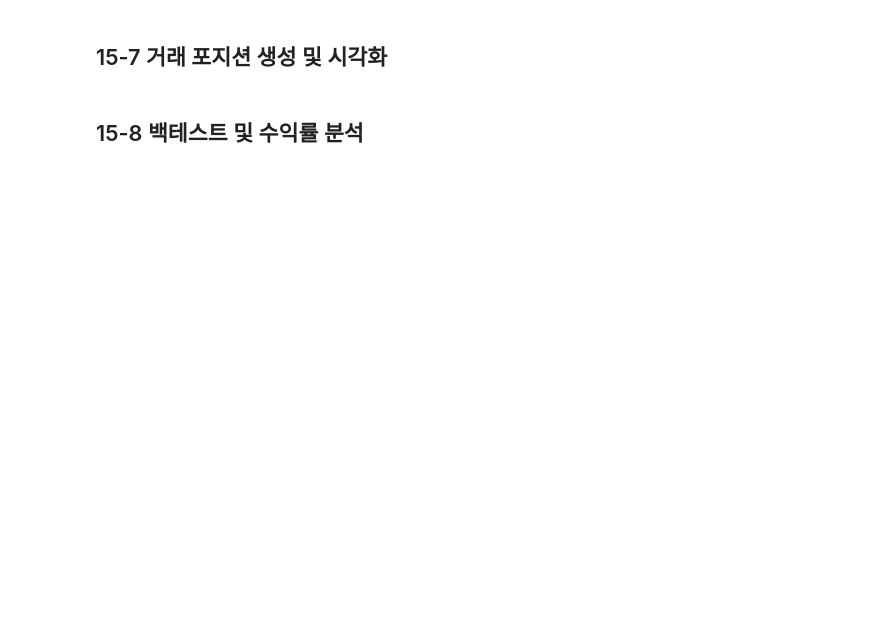
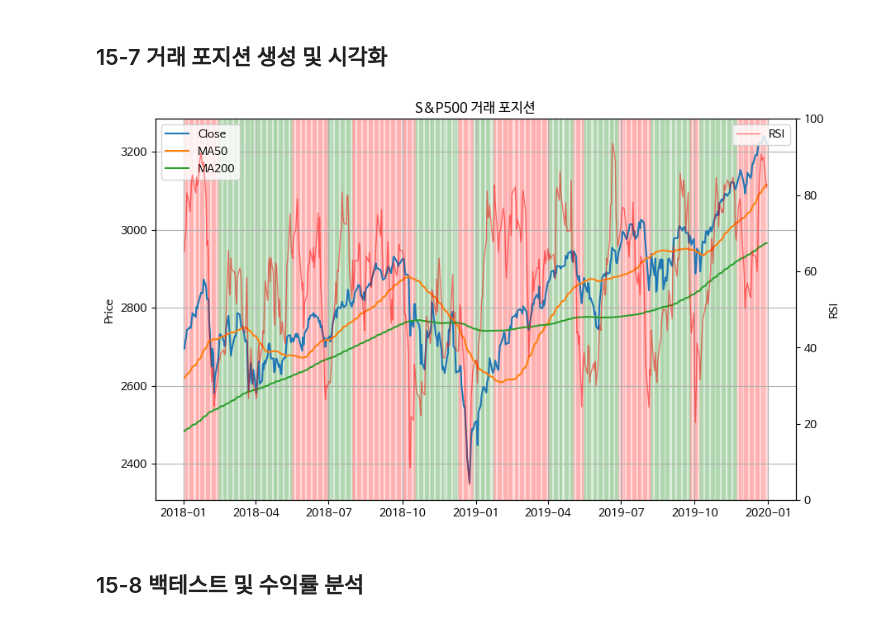
Before and after one commit to HYA6/DataAnalysis, a Jupyter notebook: OpenSourceDataAnalysis_15.ipynb, the cells around one changed output. Cells and saved outputs as stored; diff of their text form; code cells hidden in the pictures; blank space fills up the shorter version.

```diff
--- a/OpenSourceDataAnalysis_15.ipynb
+++ b/OpenSourceDataAnalysis_15.ipynb
@@ -43,6 +43,7 @@ plt.rc('font', family='NanumBarunGothic')
 ## 15-1 yfinance를 이용한 S&P 500 데이터 다운로드
 # %%
 # yfinance 임포트
+import yfinance as yf
 import datetime
 
 symbol = 'S&P500'
@@ -53,6 +54,7 @@ start_date = datetime.datetime(2014, 1, 1)
 end_date = datetime.datetime(2019, 12, 31)
 
 ## yfinance를 사용하여 S&P 500 (^GSPC) 데이터를 지정된 기간 동안 다운로드
+df = yf.download('^GSPC', start = start_date, end = end_date)
 
 ## MultiIndex 컬럼에서 두 번째 레벨(보통 'Adj Close' 등)을 제거하여 컬럼 이름을 단순화
 df.columns = df.columns.droplevel(1)
@@ -79,12 +94,12 @@ plt.show()
 ## 15-3 기술 지표 계산
 # %%
 ## 50일 이동 평균 계산
-
+df['MA50'] = df['Close'].rolling(window = 50).mean()
 ## 200일 이동 평균 계산
-
+df['MA200'] = df['Close'].rolling(window = 200).mean()
 
 ## 일별 수익률 계산
-
+df['Returns'] = df['Close'].pct_change()
 
 ## RSI 계산
 delta = df['Close'].diff()
@@ -129,11 +146,11 @@ import pandas as pd
 
 def make_signal(df):
   ## 이동평균선과 RSI를 기반으로 매수/매도 신호를 생성하는 함수
-  buy = (  | ## MA 골든 크로스 (현재 시점에서 50일 이동 평균이 200일 이동 평균보다 위에 있다. & 이전 시점에서는 50일 이동 평균이 200일 이동 평균보다 같거나 아래에 있었다.)
-        ) ## RSI 30 상향 돌파
+  buy = ((test_df['MA50'] > test_df['MA200']) & (test_df['MA50'].shift(1) <= test_df['MA200'].shift(1)) | ## MA 골든 크로스 (현재 시점에서 50일 이동 평균이 200일 이동 평균보다 위에 있다. & 이전 시점에서는 50일 이동 평균이 200일 이동 평균보다 같거나 아래에 있었다.)
+        (test_df['RSI'] > 30) & (test_df['RSI'].shift(1) <= 30)) ## RSI 30 상향 돌파
 
-  sell = ( | ## MA 데드 크로스 (현재 시점에서 50일 이동 평균이 200일 이동 평균보다 아래에 있다. & 이전 시점에서는 50일 이동 평균이 200일 이동 평균보다 같거나 위에 있었다.)
-          ) ## RSI 70 하향 돌파
+  sell = ((test_df['MA50'] < test_df['MA200']) & (test_df['MA50'].shift(1) >= test_df['MA200'].shift(1)) | ## MA 데드 크로스 (현재 시점에서 50일 이동 평균이 200일 이동 평균보다 아래에 있다. & 이전 시점에서는 50일 이동 평균이 200일 이동 평균보다 같거나 위에 있었다.)
+         (test_df['RSI'] < 70) & (test_df['RSI'].shift(1) >= 70)) ## RSI 70 하향 돌파
 
   return buy, sell
 
@@ -171,34 +190,37 @@ def make_and_plot_position(df, buy, sell):
 
     ## DataFrame 인덱스로 새로운 'position' DataFrame 생성
     position = pd.DataFrame(index=df.index)
     ## 매수 시 signal 1, 매도 시 signal 0 할당
-
+    position.loc[buy, 'signal'] = 1
+    position.loc[sell, 'signal'] = 0
 
     ## 신호를 하루 뒤로 밀어 포지션 시작 시점 반영
     position = position['signal'].shift(1)
 
     # 처음 상태는 0(미보유)로 시작
     position['position'] = position.ffill().fillna(0)
 
     ## 기본 차트 생성
     fig, ax1 = make_base_chart(df, 'S&P500 거래 포지션')
 
     for i in range(len(df)-1):
         ## 포지션이 1(보유)인 경우 초록색 음영 생성
         if position['position'].iloc[i] == 1:
             ax1.axvspan(df.index[i], df.index[i+1], alpha=0.1, color='green')
         ## 포지션이 0(미보유)인 경우 빨간색 음영 생성
         else:
             ax1.axvspan(df.index[i], df.index[i+1], alpha=0.1, color='red')
 
     # 범례 업데이트
     handles, labels = ax1.get_legend_handles_labels()
     ax1.legend(handles=handles, labels=labels, loc='upper left')
 
     return position
 
 ## 거래 포지션 생성 및 시각화
 position = make_and_plot_position(test_df, buy, sell)
+# %% [output]
+[figure, added]
 # %% [markdown]
 ## 15-8 백테스트 및 수익률 분석
 # %%
```
Also changed, not shown: parts of 12 cells of this notebook.
